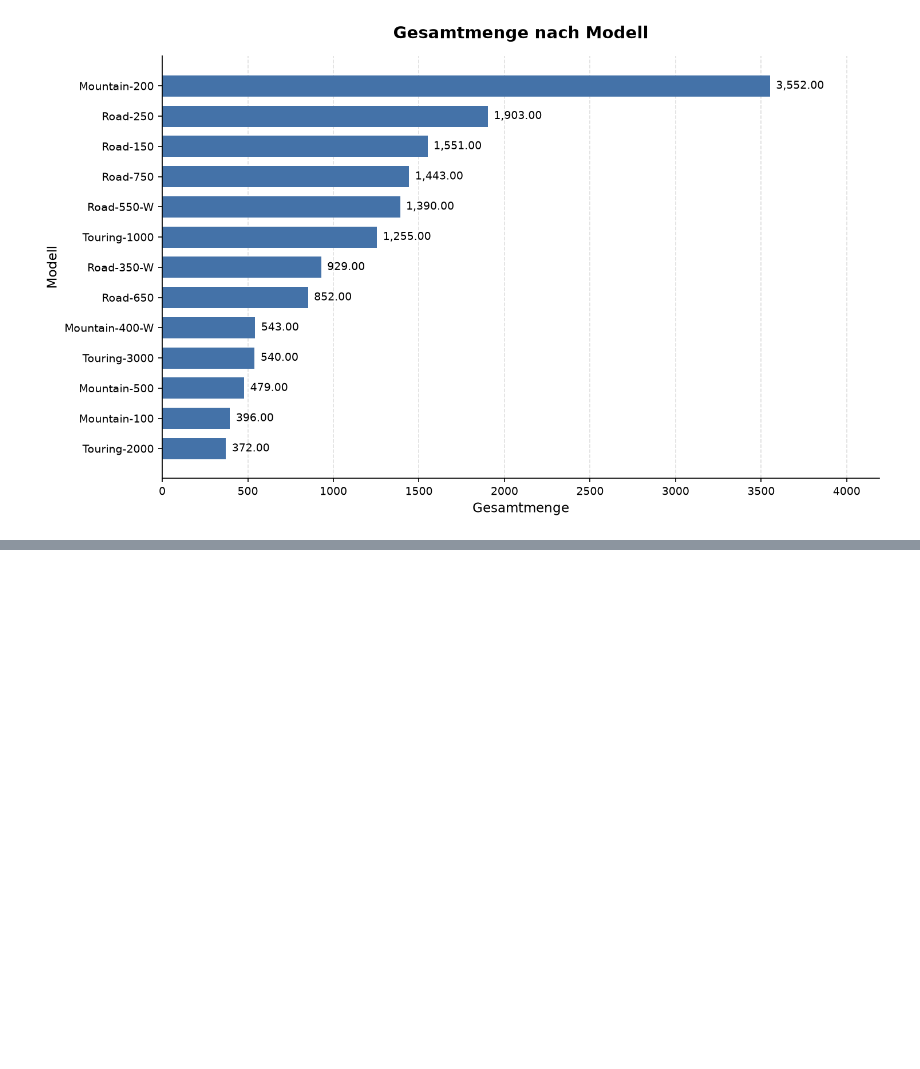
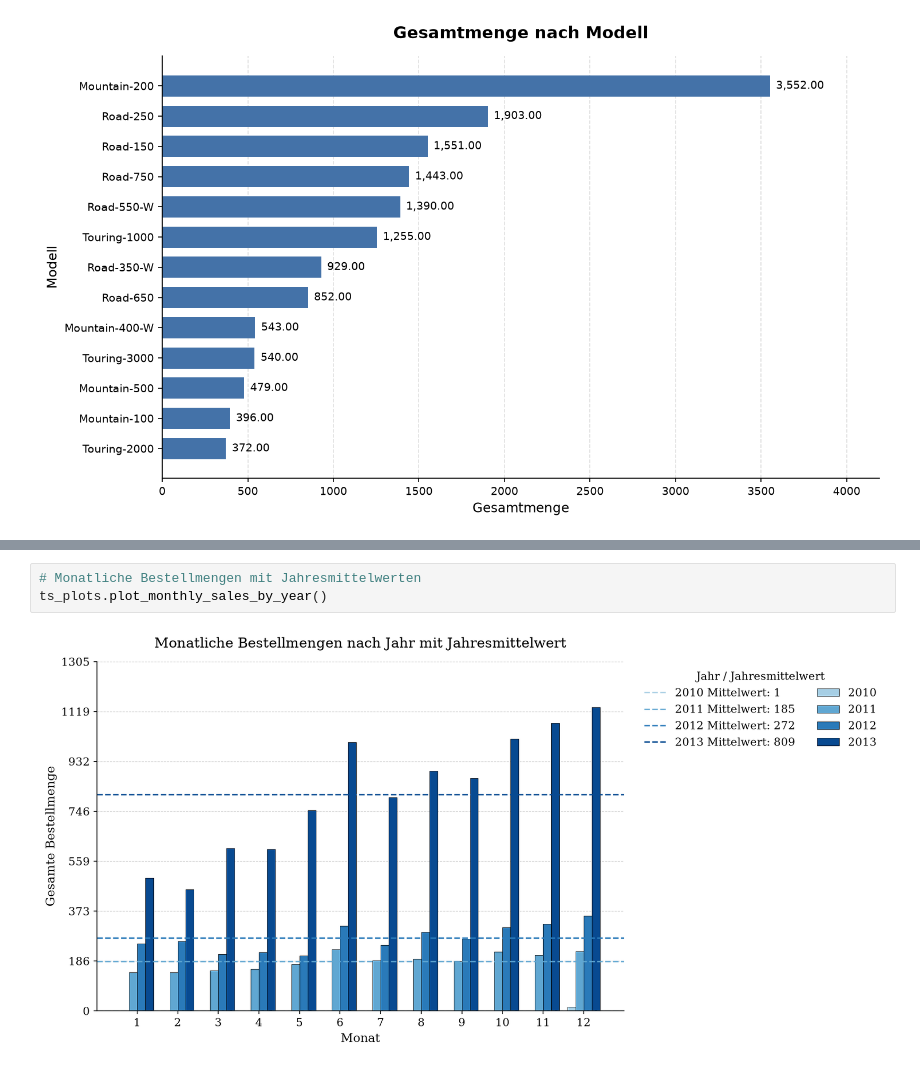
Before and after one commit to RafaelRiesle/cpm_projekt_14_vorhersage_numerischer_Werte, a Jupyter notebook: notebooks/analysis.ipynb, the cells around one changed output, grey strips where cells are left out. Drawn from its saved outputs; the diff is of its cells as text; blank space fills up the shorter version.

```diff
--- a/notebooks/analysis.ipynb
+++ b/notebooks/analysis.ipynb
@@ -245,0 +186,5 @@ ScientificBarChart(
+# %%
+# Monatliche Bestellmengen mit Jahresmittelwerten
+ts_plots.plot_monthly_sales_by_year()
+# %% [output]
+[figure, added]
```
Also changed, not shown: parts of 18 cells of this notebook, 3 other files.
